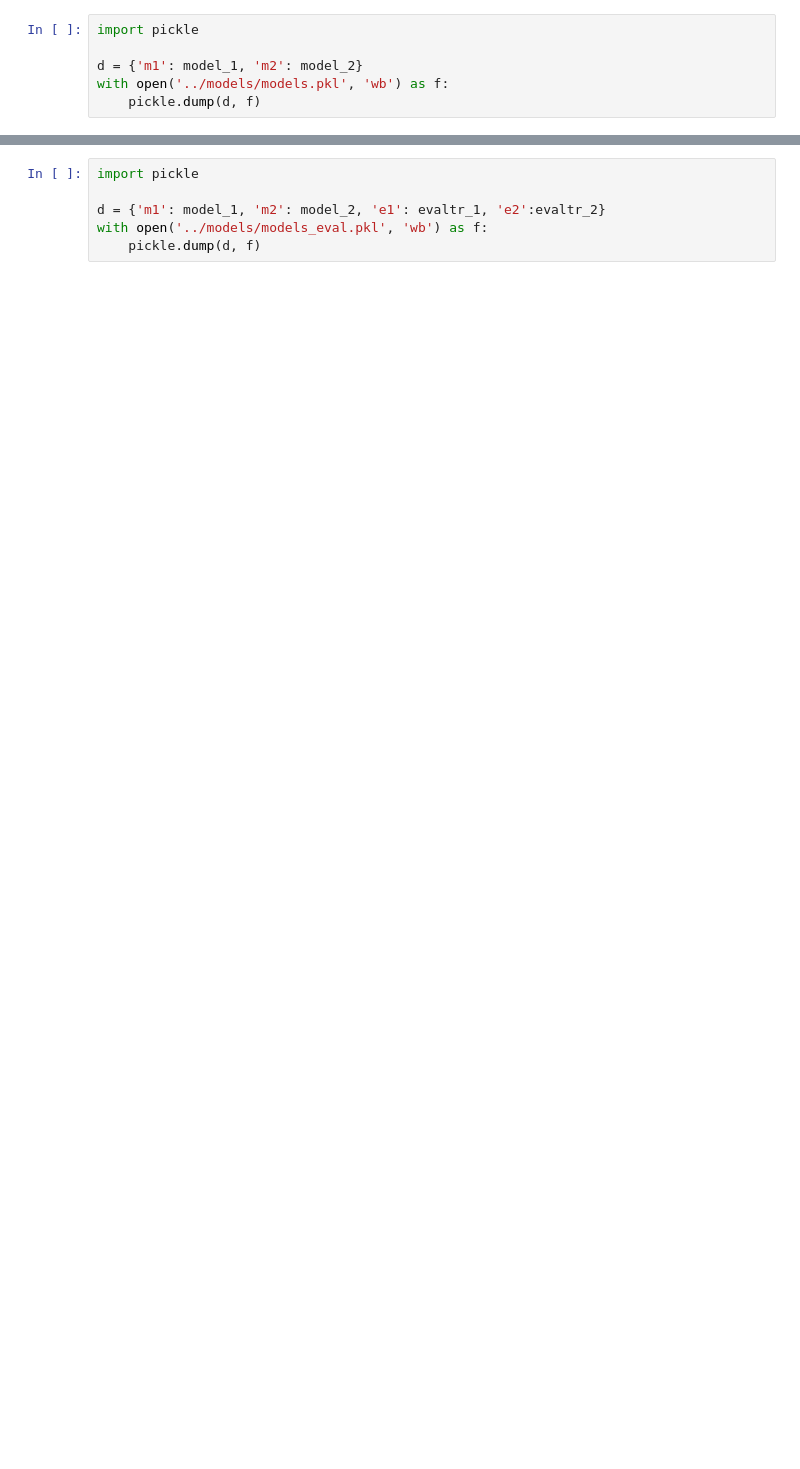
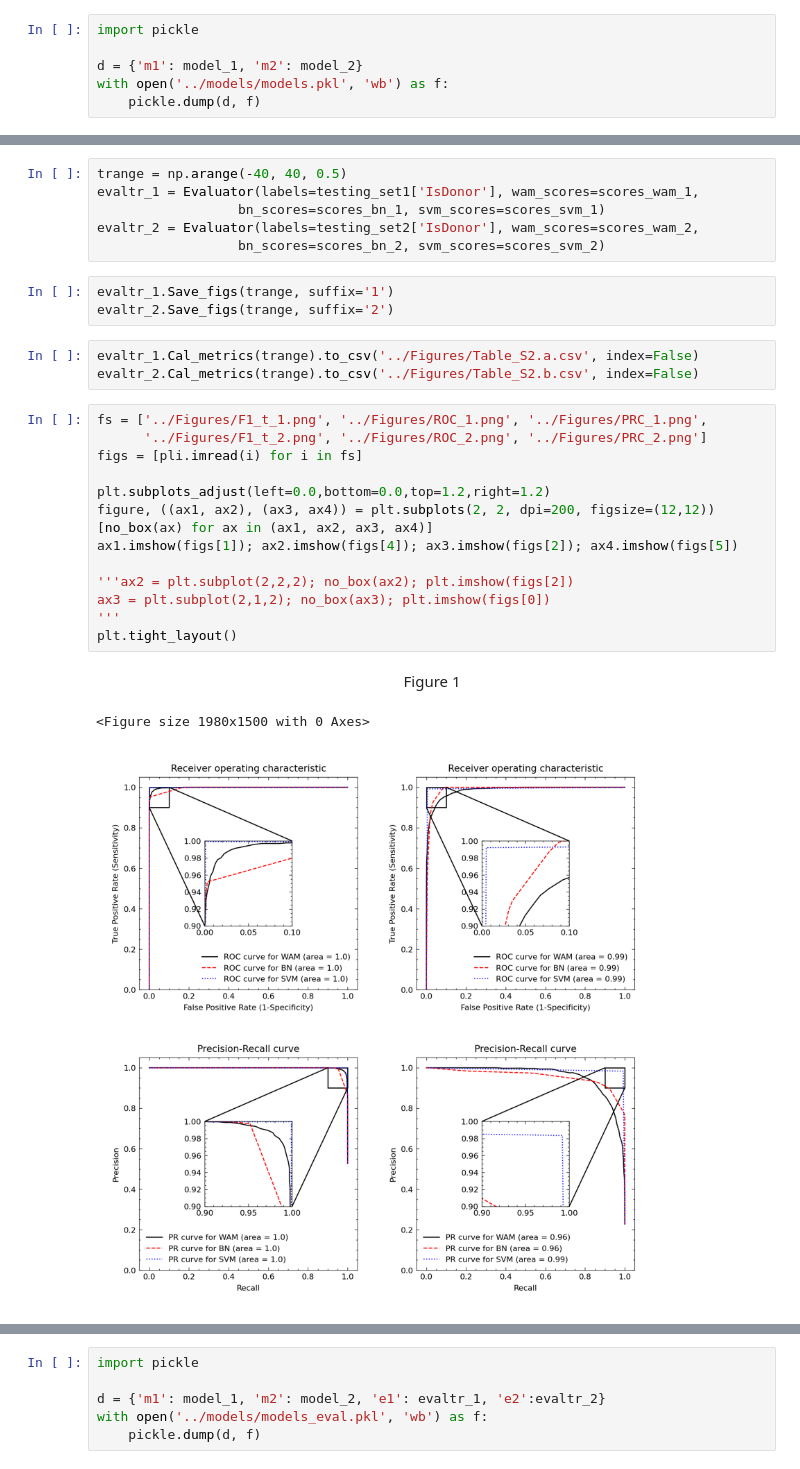
Before and after one commit to AdeBC/GSSR, a Jupyter notebook: Source/Report.ipynb, the cells around one changed output, grey strips where cells are left out. Cells and saved outputs as stored; diff of their text form; blank space fills up the shorter version.

```diff
--- a/Source/Report.ipynb
+++ b/Source/Report.ipynb
@@ -234,0 +250,30 @@ with open('../models/models.pkl', 'wb') as f:
+# %%
+trange = np.arange(-40, 40, 0.5)
+evaltr_1 = Evaluator(labels=testing_set1['IsDonor'], wam_scores=scores_wam_1,
+                  bn_scores=scores_bn_1, svm_scores=scores_svm_1)
+evaltr_2 = Evaluator(labels=testing_set2['IsDonor'], wam_scores=scores_wam_2,
+                  bn_scores=scores_bn_2, svm_scores=scores_svm_2)
+# %%
+evaltr_1.Save_figs(trange, suffix='1')
+evaltr_2.Save_figs(trange, suffix='2')
+# %%
+evaltr_1.Cal_metrics(trange).to_csv('../Figures/Table_S2.a.csv', index=False)
+evaltr_2.Cal_metrics(trange).to_csv('../Figures/Table_S2.b.csv', index=False)
+# %%
+fs = ['../Figures/F1_t_1.png', '../Figures/ROC_1.png', '../Figures/PRC_1.png',
+      '../Figures/F1_t_2.png', '../Figures/ROC_2.png', '../Figures/PRC_2.png']
+figs = [pli.imread(i) for i in fs]
+
+plt.subplots_adjust(left=0.0,bottom=0.0,top=1.2,right=1.2)
+figure, ((ax1, ax2), (ax3, ax4)) = plt.subplots(2, 2, dpi=200, figsize=(12,12))
+[no_box(ax) for ax in (ax1, ax2, ax3, ax4)]
+ax1.imshow(figs[1]); ax2.imshow(figs[4]); ax3.imshow(figs[2]); ax4.imshow(figs[5])
+
+'''ax2 = plt.subplot(2,2,2); no_box(ax2); plt.imshow(figs[2])
+ax3 = plt.subplot(2,1,2); no_box(ax3); plt.imshow(figs[0])
+'''
+plt.tight_layout()
+# %% [output]
+<center>Figure 1</>
+<Figure size 1980x1500 with 0 Axes>
+[figure, added]
```
Also changed, not shown: parts of 98 cells of this notebook, 16 other files.
